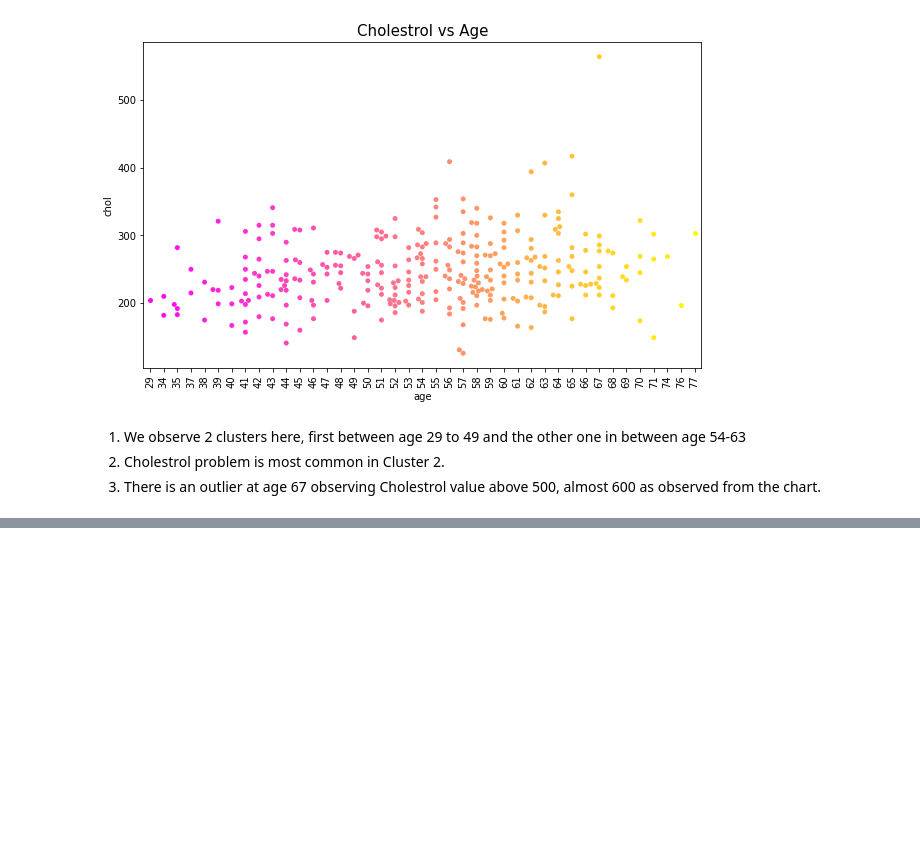
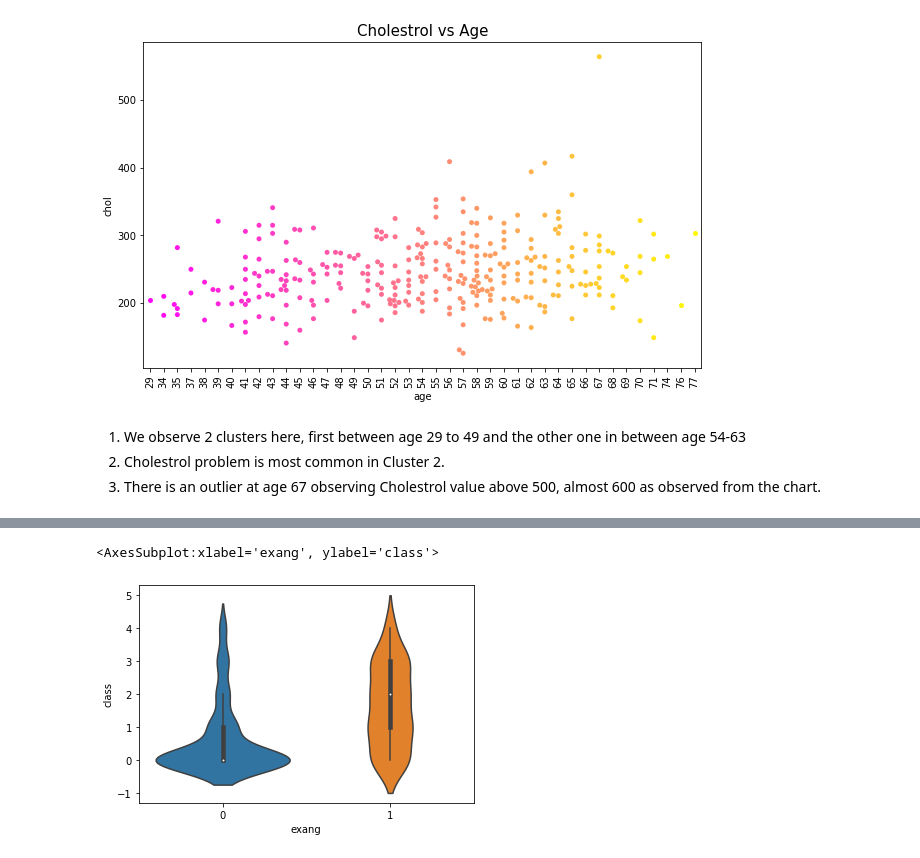
Before and after one commit to ankurkaiser/Clevelanda, a Jupyter notebook: Clevelanda.ipynb, the cells around one changed output, grey strips where cells are left out. Drawn from its saved outputs; the diff is of its cells as text; code cells hidden in the pictures; blank space fills up the shorter version.

```diff
--- a/Clevelanda.ipynb
+++ b/Clevelanda.ipynb
@@ -160,0 +173,5 @@ dtype: object
+# %%
+sns.violinplot(data=data,x='exang',y='class')
+# %% [output]
+<AxesSubplot:xlabel='exang', ylabel='class'>
+[figure, added]
```
Also changed, not shown: parts of 17 cells of this notebook.
